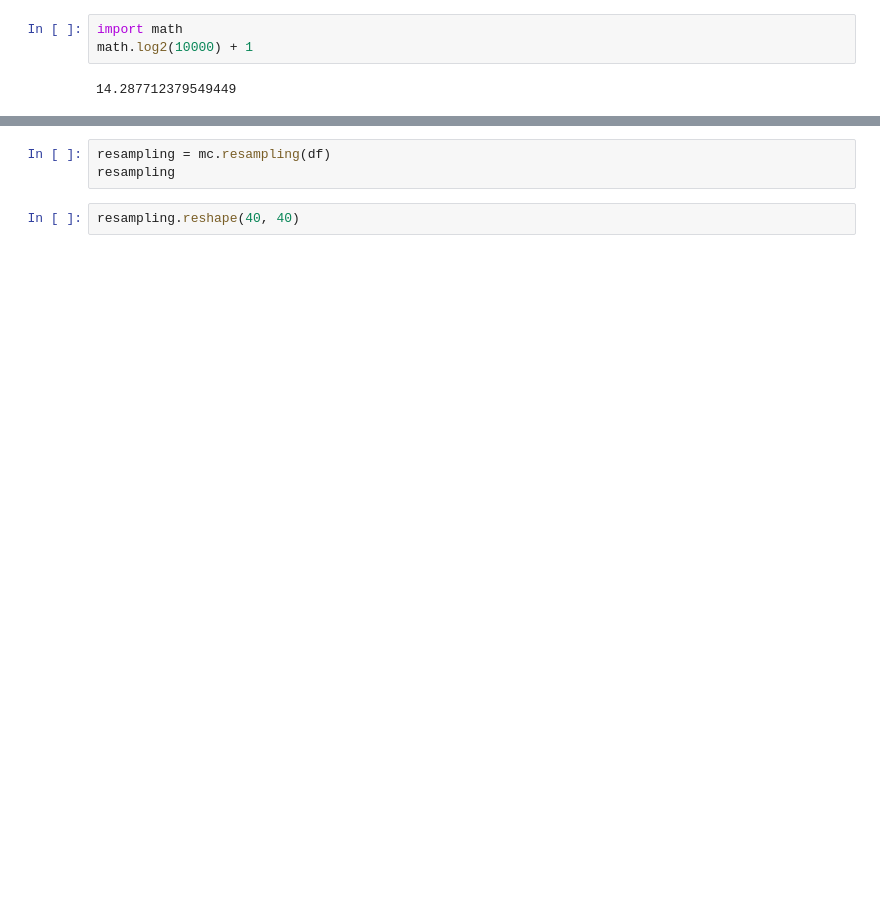
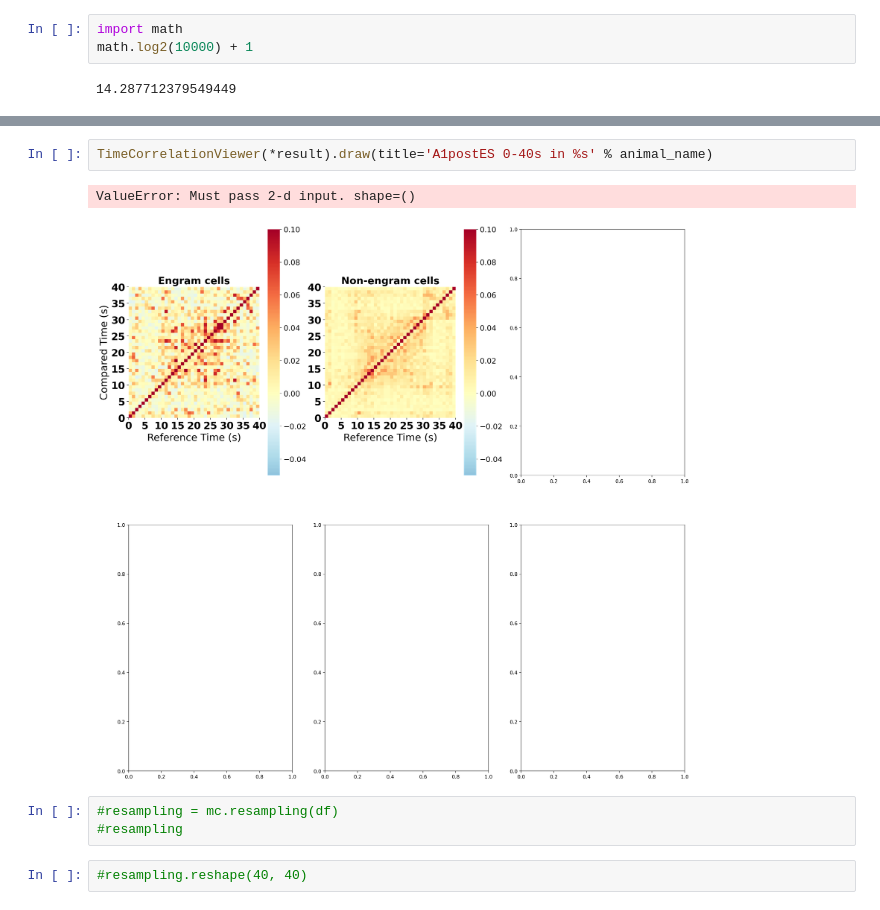
Before and after one commit to m11o/lablib-notebook, a Jupyter notebook: notebooks/sulfur/test_monte_corlo.ipynb, the cells around one changed output, grey strips where cells are left out. Saved outputs shown, nothing was run; the diff lists cells and outputs as text; blank space fills up the shorter version.

```diff
--- a/notebooks/sulfur/test_monte_corlo.ipynb
+++ b/notebooks/sulfur/test_monte_corlo.ipynb
@@ -211,5 +262,10 @@ np.mean(fit.extract('mu')['mu']) + min_value5
+# %%
+TimeCorrelationViewer(*result).draw(title='A1postES 0-40s in %s' % animal_name)
+# %% [output]
+ValueError: Must pass 2-d input. shape=()
+[figure, added]
 # %%
-resampling = mc.resampling(df)
-resampling
+#resampling = mc.resampling(df)
+#resampling
 # %%
-resampling.reshape(40, 40)
+#resampling.reshape(40, 40)
```
Also changed, not shown: parts of 15 cells of this notebook.
